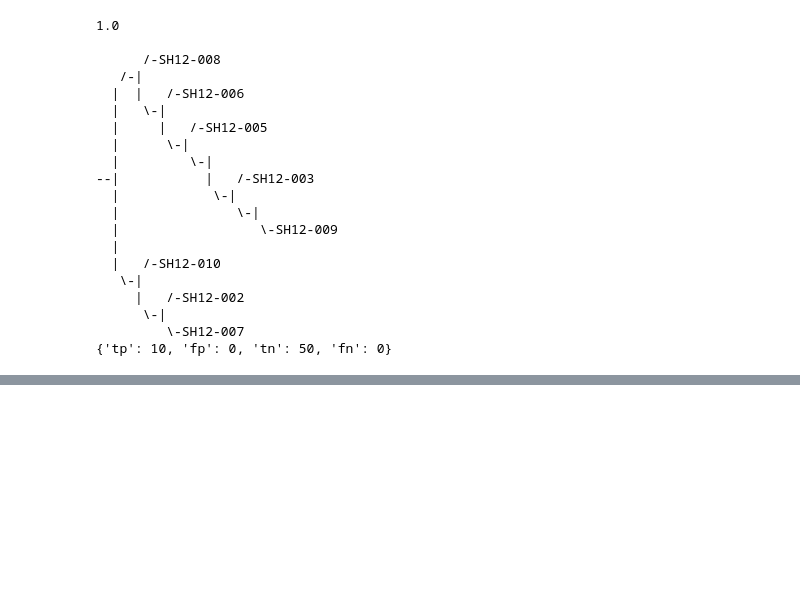
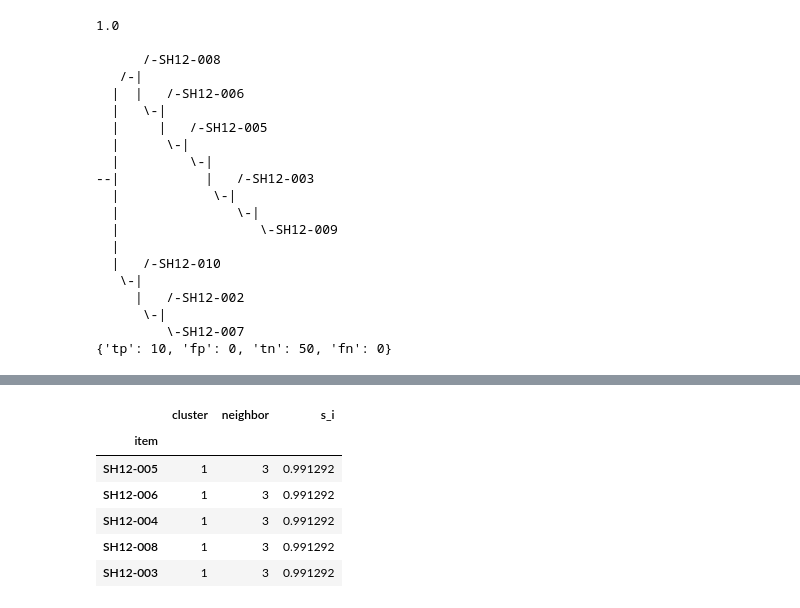
Before and after one commit to apetkau/thesis-workflows, a Jupyter notebook: mash-nextflow/tree-comparisons/clustering-performance.ipynb, the cells around one changed output, grey strips where cells are left out. Drawn from its saved outputs; the diff is of its cells as text; code cells hidden in the pictures; blank space fills up the shorter version.

```diff
--- a/mash-nextflow/tree-comparisons/clustering-performance.ipynb
+++ b/mash-nextflow/tree-comparisons/clustering-performance.ipynb
@@ -277,0 +399,18 @@ print(confusion_matrix)
+# %%
+item_data = []
+for cluster in expected_groups_list:
+    for item in expected_groups_list[cluster]:
+        (s_i, neighbor) = s_i_neighbor(item, cluster, expected_groups_list, tree_distances)
+        item_data.append([item, cluster, neighbor, s_i])
+
+silhouette_df = pd.DataFrame(data=item_data, columns=['item', 'cluster', 'neighbor', 's_i']).set_index('item')
+silhouette_df = silhouette_df.sort_values(by=['cluster','s_i'], ascending=[True, False])
+silhouette_df.head(5)
+# %% [output]
+|  | cluster | neighbor | s_i |
+| item |  |  |  |
+| SH12-005 | 1 | 3 | 0.991292 |
+| SH12-006 | 1 | 3 | 0.991292 |
+| SH12-004 | 1 | 3 | 0.991292 |
+| SH12-008 | 1 | 3 | 0.991292 |
+| SH12-003 | 1 | 3 | 0.991292 |
```
Also changed, not shown: parts of 6 cells of this notebook.
